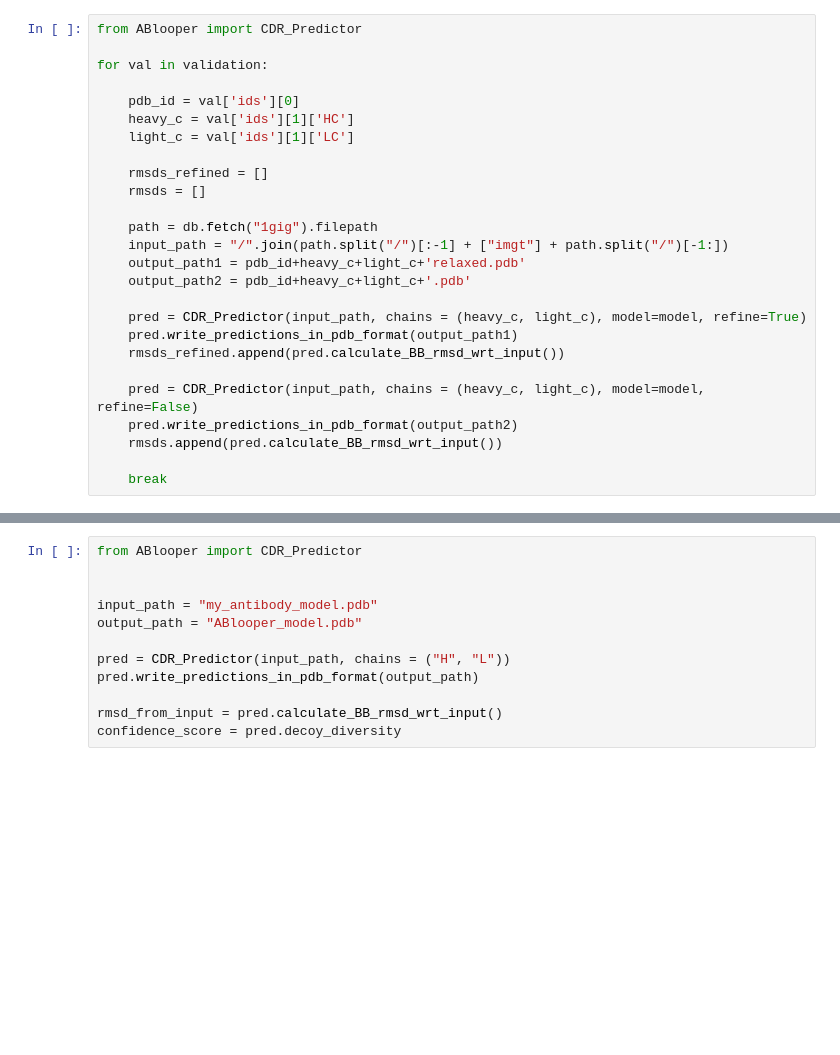
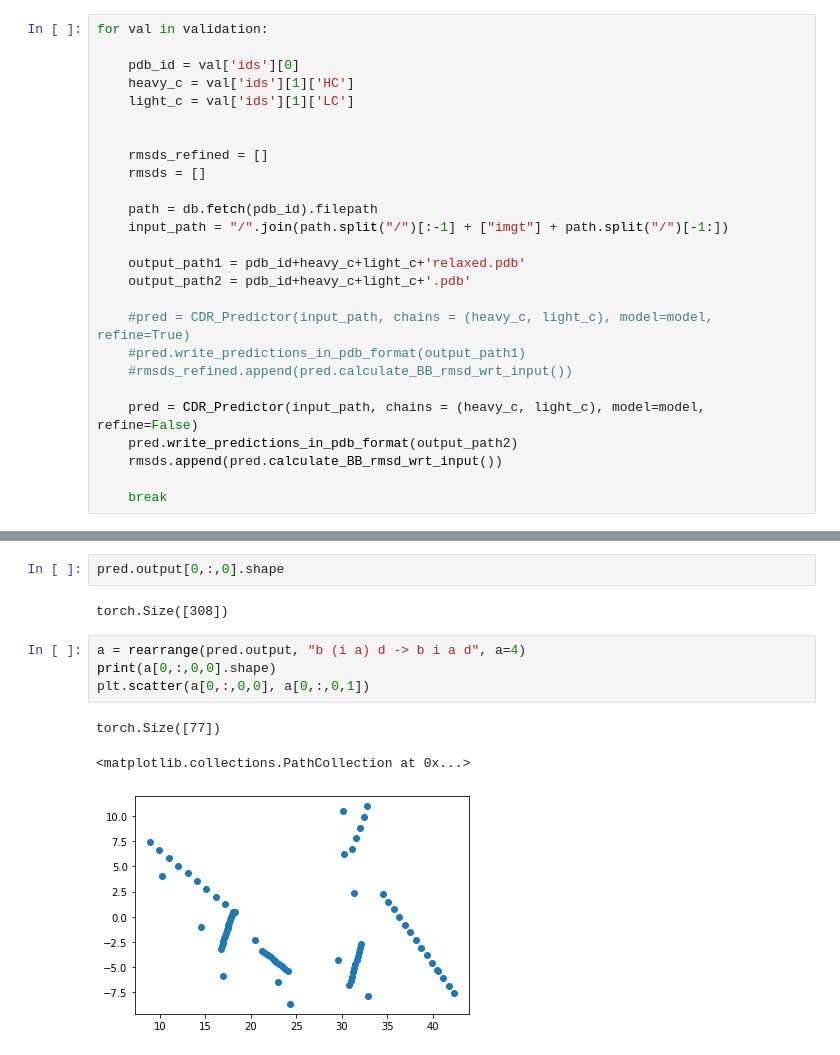
Before and after one commit to felixsihombing/ABlooper, a Jupyter notebook: relax_structures.ipynb, the cells around one changed output, grey strips where cells are left out. Drawn from its saved outputs; the diff is of its cells as text; blank space fills up the shorter version.

```diff
--- a/relax_structures.ipynb
+++ b/relax_structures.ipynb
@@ -20,23 +74,23 @@ model.load_state_dict(torch.load("best_models/best_model-3004-Radam-1-2optim",
 # %%
-from ABlooper import CDR_Predictor
-
 for val in validation:
 
     pdb_id = val['ids'][0]
     heavy_c = val['ids'][1]['HC']
     light_c = val['ids'][1]['LC']
 
+
     rmsds_refined = []
     rmsds = []
 
-    path = db.fetch("1gig").filepath
+    path = db.fetch(pdb_id).filepath
     input_path = "/".join(path.split("/")[:-1] + ["imgt"] + path.split("/")[-1:])
+
     output_path1 = pdb_id+heavy_c+light_c+'relaxed.pdb'
     output_path2 = pdb_id+heavy_c+light_c+'.pdb'
 
-    pred = CDR_Predictor(input_path, chains = (heavy_c, light_c), model=model, refine=True)
-    pred.write_predictions_in_pdb_format(output_path1)
-    rmsds_refined.append(pred.calculate_BB_rmsd_wrt_input())
+    #pred = CDR_Predictor(input_path, chains = (heavy_c, light_c), model=model, refine=True)
+    #pred.write_predictions_in_pdb_format(output_path1)
+    #rmsds_refined.append(pred.calculate_BB_rmsd_wrt_input())
 
     pred = CDR_Predictor(input_path, chains = (heavy_c, light_c), model=model, refine=False)
     pred.write_predictions_in_pdb_format(output_path2)
@@ -46,12 +118,12 @@ for val in validation:
-# %%
-from ABlooper import CDR_Predictor
-
-
-input_path = "my_antibody_model.pdb"
-output_path = "ABlooper_model.pdb"
-
-pred = CDR_Predictor(input_path, chains = ("H", "L"))
-pred.write_predictions_in_pdb_format(output_path)
-
-rmsd_from_input = pred.calculate_BB_rmsd_wrt_input()
-confidence_score = pred.decoy_diversity
+# %%
+pred.output[0,:,0].shape
+# %% [output]
+torch.Size([308])
+# %%
+a = rearrange(pred.output, "b (i a) d -> b i a d", a=4)
+print(a[0,:,0,0].shape)
+plt.scatter(a[0,:,0,0], a[0,:,0,1])
+# %% [output]
+torch.Size([77])
+<matplotlib.collections.PathCollection at 0x...>
+[figure, added]
```
Also changed, not shown: parts of 15 cells of this notebook, 9 other files.
